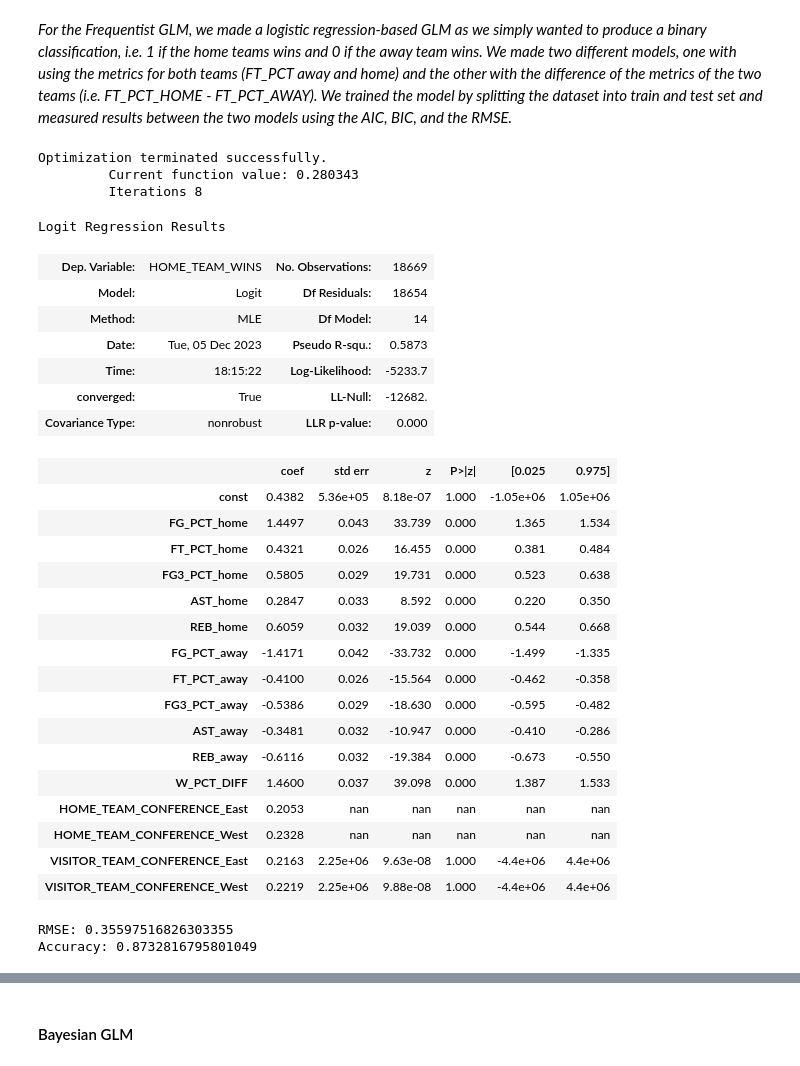
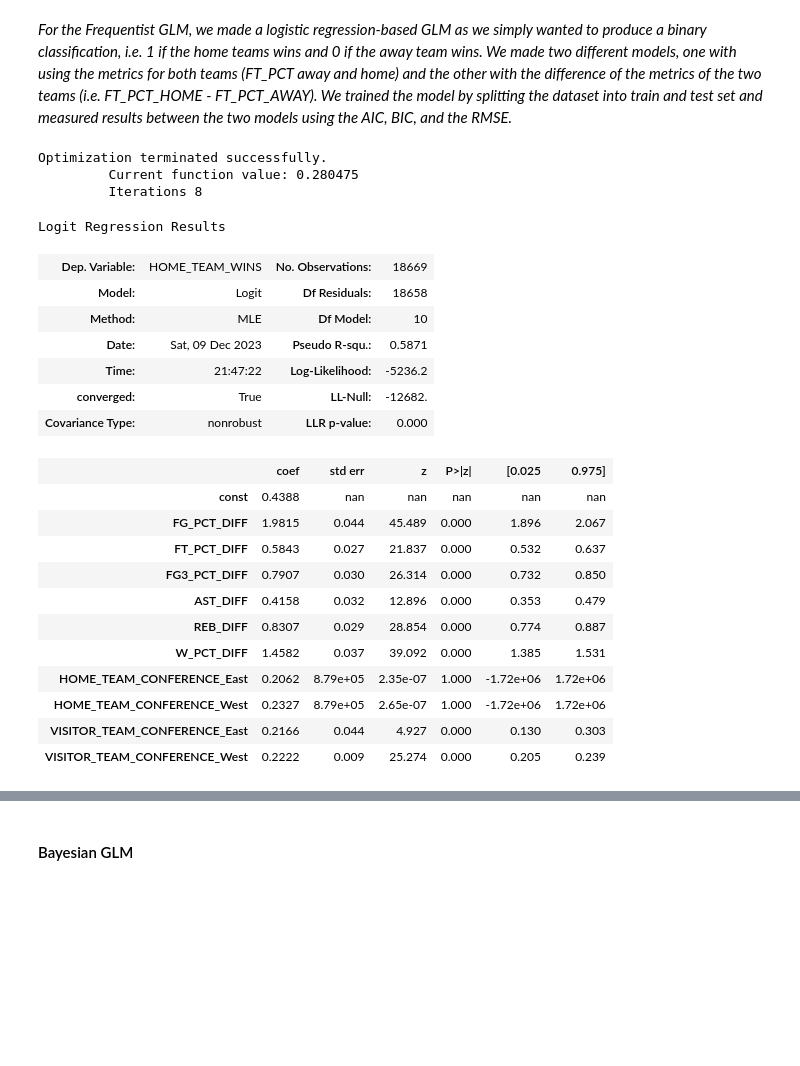
Before and after one commit to musjawai/data102-final-project, a Jupyter notebook: question_1.ipynb, the cells around one changed output, grey strips where cells are left out. Cells and saved outputs as stored; diff of their text form; code cells hidden in the pictures; blank space fills up the shorter version.

```diff
--- a/question_1.ipynb
+++ b/question_1.ipynb
@@ -105,9 +138,18 @@ df.head()
 | 3 | 2022 | 113.0 | 0.441 | 0.909 | 0.297 | 27.0 | 49.0 | 93.0 | 0.392 | ... |
 | 4 | 2022 | 108.0 | 0.429 | 1.000 | 0.378 | 22.0 | 47.0 | 110.0 | 0.500 | ... |
 # %%
+# before standardizing, we take the deltas of the numerical columns
+# the two features on their own are not very useful, but the difference between them is
+df['FG_PCT_DIFF'] = df['FG_PCT_home'] - df['FG_PCT_away']
+df['FT_PCT_DIFF'] = df['FT_PCT_home'] - df['FT_PCT_away']
+df['FG3_PCT_DIFF'] = df['FG3_PCT_home'] - df['FG3_PCT_away']
+df['AST_DIFF'] = df['AST_home'] - df['AST_away']
+df['REB_DIFF'] = df['REB_home'] - df['REB_away']
+df.drop(['FG_PCT_home', 'FG_PCT_away', 'FT_PCT_home', 'FT_PCT_away', 'FG3_PCT_home', 'FG3_PCT_away', 'AST_home', 'AST_away', 'REB_home', 'REB_away'], axis=1, inplace=True)
+
 # now we can standardize the numerical variables and one hot encode the categorical variables
 categorical_columns = ['SEASON', 'HOME_TEAM_CONFERENCE', 'VISITOR_TEAM_CONFERENCE']
-numerical_columns = ['PTS_home', 'FG_PCT_home', 'FT_PCT_home', 'FG3_PCT_home', 'AST_home', 'REB_home', 'PTS_away', 'FG_PCT_away', 'FT_PCT_away', 'FG3_PCT_away', 'AST_away', 'REB_away', 'W_PCT_DIFF']
+numerical_columns = ['PTS_home', 'FG_PCT_DIFF', 'FT_PCT_DIFF', 'FG3_PCT_DIFF', 'AST_DIFF', 'REB_DIFF', 'PTS_away', 'W_PCT_DIFF']
 target_column = df.pop('HOME_TEAM_WINS')
 
 scaler = StandardScaler()
@@ -201,46 +248,29 @@ X = sm.add_constant(df_transformed.drop('HOME_TEAM_WINS', axis=1))
 y = df_transformed['HOME_TEAM_WINS']
 X_train, X_test, y_train, y_test = train_test_split(X, y, test_size=0.3, random_state=42)
 # %%
-# Frequentist GLM model
-frequentist_model = sm.Logit(y_train, X_train).fit()
-frequentist_model.summary()
+frequentist_model_1 = sm.Logit(y_train, X_train).fit()
+frequentist_model_1.summary()
 # %% [output]
 Optimization terminated successfully.
-         Current function value: 0.280343
+         Current function value: 0.280475
          Iterations 8
 Logit Regression Results
 | Dep. Variable: | HOME_TEAM_WINS | No. Observations: | 18669 |
-| Model: | Logit | Df Residuals: | 18654 |
-| Method: | MLE | Df Model: | 14 |
-| Date: | Tue, 05 Dec 2023 | Pseudo R-squ.: | 0.5873 |
-| Time: | 18:15:22 | Log-Likelihood: | -5233.7 |
+| Model: | Logit | Df Residuals: | 18658 |
+| Method: | MLE | Df Model: | 10 |
+| Date: | Sat, 09 Dec 2023 | Pseudo R-squ.: | 0.5871 |
+| Time: | 21:47:22 | Log-Likelihood: | -5236.2 |
 | converged: | True | LL-Null: | -12682. |
 | Covariance Type: | nonrobust | LLR p-value: | 0.000 |
 |  | coef | std err | z | P>|z| | [0.025 | 0.975] |
-| const | 0.4382 | 5.36e+05 | 8.18e-07 | 1.000 | -1.05e+06 | 1.05e+06 |
-| FG_PCT_home | 1.4497 | 0.043 | 33.739 | 0.000 | 1.365 | 1.534 |
-| FT_PCT_home | 0.4321 | 0.026 | 16.455 | 0.000 | 0.381 | 0.484 |
-| FG3_PCT_home | 0.5805 | 0.029 | 19.731 | 0.000 | 0.523 | 0.638 |
-| AST_home | 0.2847 | 0.033 | 8.592 | 0.000 | 0.220 | 0.350 |
-| REB_home | 0.6059 | 0.032 | 19.039 | 0.000 | 0.544 | 0.668 |
-| FG_PCT_away | -1.4171 | 0.042 | -33.732 | 0.000 | -1.499 | -1.335 |
-| FT_PCT_away | -0.4100 | 0.026 | -15.564 | 0.000 | -0.462 | -0.358 |
-| FG3_PCT_away | -0.5386 | 0.029 | -18.630 | 0.000 | -0.595 | -0.482 |
-| AST_away | -0.3481 | 0.032 | -10.947 | 0.000 | -0.410 | -0.286 |
-| REB_away | -0.6116 | 0.032 | -19.384 | 0.000 | -0.673 | -0.550 |
-| W_PCT_DIFF | 1.4600 | 0.037 | 39.098 | 0.000 | 1.387 | 1.533 |
-| HOME_TEAM_CONFERENCE_East | 0.2053 | nan | nan | nan | nan | nan |
-| HOME_TEAM_CONFERENCE_West | 0.2328 | nan | nan | nan | nan | nan |
-| VISITOR_TEAM_CONFERENCE_East | 0.2163 | 2.25e+06 | 9.63e-08 | 1.000 | -4.4e+06 | 4.4e+06 |
-| VISITOR_TEAM_CONFERENCE_West | 0.2219 | 2.25e+06 | 9.88e-08 | 1.000 | -4.4e+06 | 4.4e+06 |
+| const | 0.4388 | nan | nan | nan | nan | nan |
+| FG_PCT_DIFF | 1.9815 | 0.044 | 45.489 | 0.000 | 1.896 | 2.067 |
+| FT_PCT_DIFF | 0.5843 | 0.027 | 21.837 | 0.000 | 0.532 | 0.637 |
+| FG3_PCT_DIFF | 0.7907 | 0.030 | 26.314 | 0.000 | 0.732 | 0.850 |
+| AST_DIFF | 0.4158 | 0.032 | 12.896 | 0.000 | 0.353 | 0.479 |
+| REB_DIFF | 0.8307 | 0.029 | 28.854 | 0.000 | 0.774 | 0.887 |
+| W_PCT_DIFF | 1.4582 | 0.037 | 39.092 | 0.000 | 1.385 | 1.531 |
+| HOME_TEAM_CONFERENCE_East | 0.2062 | 8.79e+05 | 2.35e-07 | 1.000 | -1.72e+06 | 1.72e+06 |
+| HOME_TEAM_CONFERENCE_West | 0.2327 | 8.79e+05 | 2.65e-07 | 1.000 | -1.72e+06 | 1.72e+06 |
+| VISITOR_TEAM_CONFERENCE_East | 0.2166 | 0.044 | 4.927 | 0.000 | 0.130 | 0.303 |
+| VISITOR_TEAM_CONFERENCE_West | 0.2222 | 0.009 | 25.274 | 0.000 | 0.205 | 0.239 |
-# %%
-# calculating the RMSE for the training and test sets
-y_test_pred = frequentist_model.predict(X_test)
-predicted_outcome = np.where(y_test_pred > 0.5, 1, 0)
-RMSE = np.sqrt(np.mean((y_test - predicted_outcome)**2))
-acc = accuracy_score(y_test, predicted_outcome)
-print(f'RMSE: {RMSE}')
-print(f'Accuracy: {acc}')
-# %% [output]
-RMSE: 0.35597516826303355
-Accuracy: 0.8732816795801049
```
Also changed, not shown: parts of 34 cells of this notebook, 1 other file.
